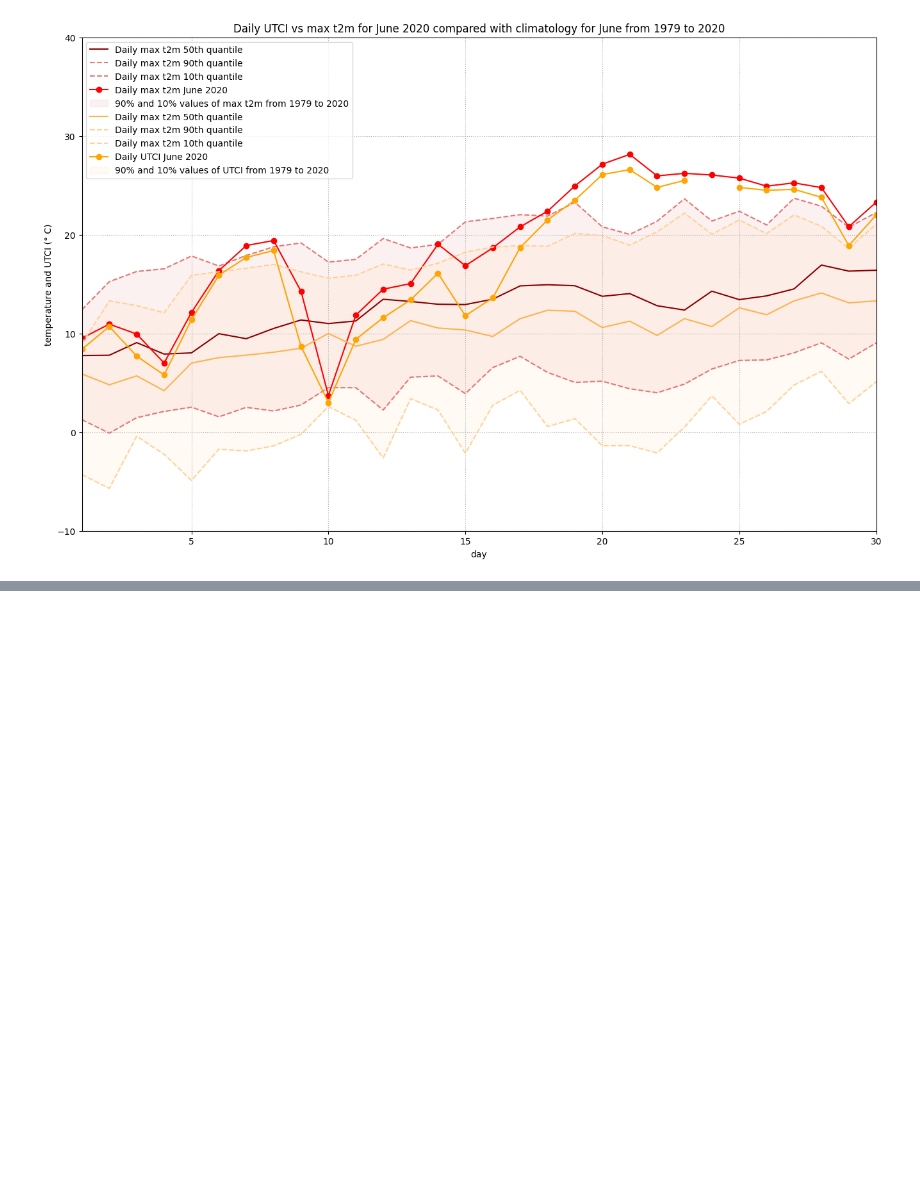
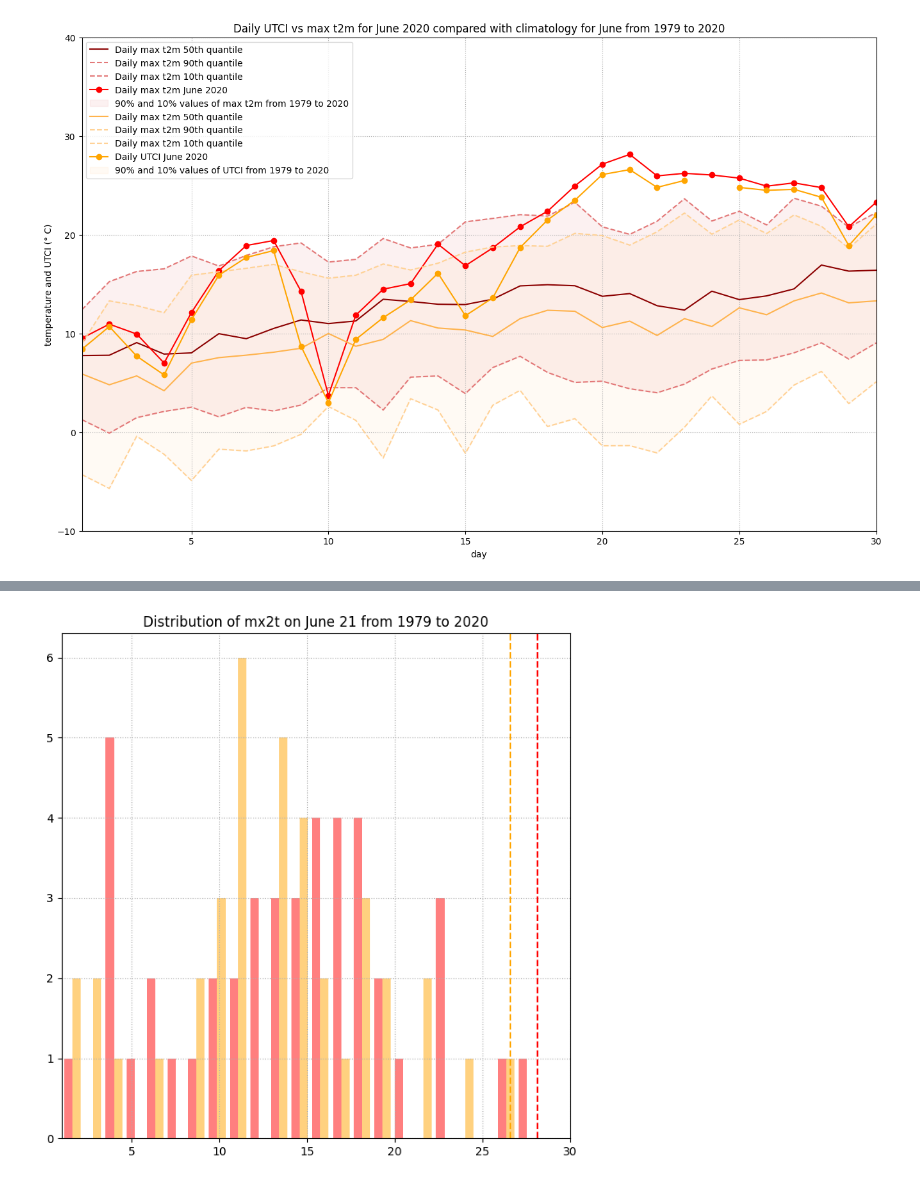
Before and after one commit to xinhe-zhang/heatwave, a Jupyter notebook: HW4_張昕荷_R12228016.ipynb, the cells around one changed output, grey strips where cells are left out. Cells and saved outputs as stored; diff of their text form; code cells hidden in the pictures; blank space fills up the shorter version.

```diff
--- a/HW4_張昕荷_R12228016.ipynb
+++ b/HW4_張昕荷_R12228016.ipynb
@@ -431,0 +432,4 @@ ax.grid(linestyle='dotted')
+# %%
+#selct only mx2t on 21 June
+mx2t_21 = my_mx2t['mx2t'][20::30] #start from index 20, for an interval of 30
+print(mx2t_21)
@@ -431,0 +451,4 @@ ax.grid(linestyle='dotted')
+# %%
+#selct only UTCI on 21 June
+utci_21 = my_utci[20::30] #start from index 20, for an interval of 30
+print(utci_21)
@@ -431,0 +465,12 @@ ax.grid(linestyle='dotted')
+# %%
+#plot the probability distribution
+fig = plt.figure(figsize=(8,8))
+ax = plt.subplot()
+ax.hist([mx2t_21, utci_21], color=['red', 'orange'], bins=30, alpha = 0.5)
+ax.set_xlim(1,30)
+ax.set_title('Distribution of mx2t on June 21 from 1979 to 2020')
+plt.axvline(x = my_mx2t_2020['mx2t'].max(), color = 'red', label = 'axvline - full height', linestyle='--')
+plt.axvline(x = my_utci_2020.max(), color = 'orange', label = 'axvline - full height', linestyle='--')
+ax.grid(linestyle='dotted')
+# %% [output]
+[figure, added]
```
Also changed, not shown: parts of 3 cells of this notebook.
